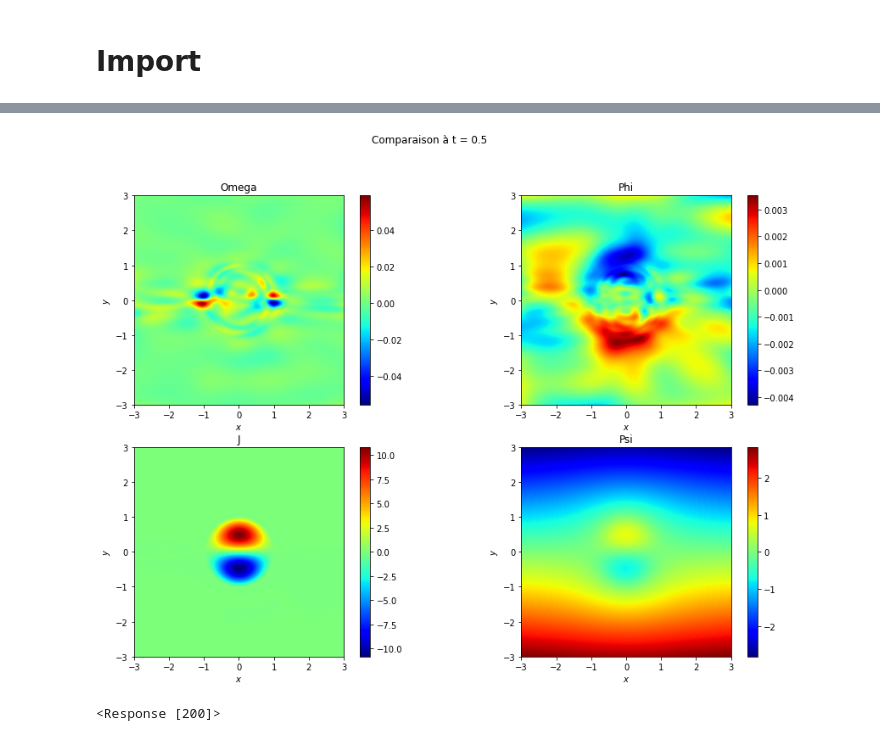
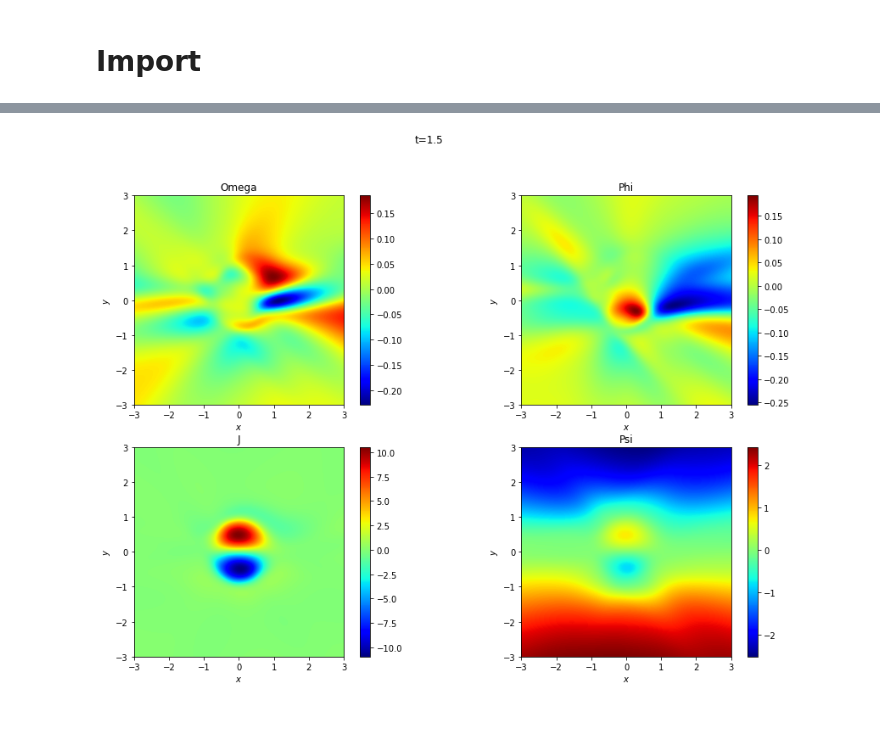
Before and after one commit to VincentItaliano/stage_M2, a Jupyter notebook: MHD/notebooks/MHD.ipynb, the cells around one changed output, grey strips where cells are left out. Drawn from its saved outputs; the diff is of its cells as text; code cells hidden in the pictures.

```diff
--- a/MHD/notebooks/MHD.ipynb
+++ b/MHD/notebooks/MHD.ipynb
@@ -347,16 +57,20 @@ class PINNSolver():
 # %%
-model = PhysicsInformedNN(lb, ub, output_dim=4, num_hidden_layers=8, num_neurons_per_layer=128, activation='tanh')
-solver = PINNSolver(model, batch_size = 5_000)
+model = PhysicsInformedNN(lb, ub, output_dim=4, num_hidden_layers=8, num_neurons_per_layer=256, activation='tanh')
+model.build(input_shape=(None,3))
+
+solver = PINNSolver(model, batch_size = 3_000)
 
 t0 = time()
 try:
-  lr = tf.keras.optimizers.schedules.ExponentialDecay(
-    1e-3,
-    decay_steps=200,
-    decay_rate=0.99,
-    staircase=True)
-  optim = tf.keras.optimizers.Adam(learning_rate=lr)
-  solver.solve_with_TFoptimizer(optim, X_r)
+    lr = tf.keras.optimizers.schedules.ExponentialDecay(
+        1e-3,
+        decay_steps=100,
+        decay_rate=0.97,
+        staircase=True)
+    optim = tf.keras.optimizers.Adam(learning_rate=lr)
+    solver.solve_with_TFoptimizer(optim, X_r, [X_data,X_data], [u_data,u_data])
+    alert(str(solver.best_loss))
+    solver.solve_with_TFoptimizer(optim, X_r, [X_data,X_data], [u_data,u_data])
 except:
   pass
 
@@ -471,6 +159,6 @@ fig.colorbar(img);
 # %%
 N = 500
-t = 0.5
+t = 1.5
 
 # compute solution using PINN
 xspace = np.linspace(-3,3,N)
@@ -500,43 +188,33 @@ axs[0].set_aspect('equal')
 img0 = axs[0].imshow(omega, cmap='jet', origin='lower', extent=[-3,3.,-3.,3.]);
 cbar0 = plt.colorbar(img0, ax=axs[0])
 axs[0].set_title('Omega')
 
 # plot phi
 axs[1].set_xlabel('$x$')
 axs[1].set_ylabel('$y$')
 axs[1].set_aspect('equal')
 img1 = axs[1].imshow(phi, cmap='jet', origin='lower', extent=[-3,3.,-3.,3.]);
 cbar1 = plt.colorbar(img1, ax=axs[1])
 axs[1].set_title('Phi')
 
-# plot J
+# plot J
 axs[2].set_xlabel('$x$')
 axs[2].set_ylabel('$y$')
 axs[2].set_aspect('equal')
 img2 = axs[2].imshow(J, cmap='jet', origin='lower', extent=[-3,3.,-3.,3.]);
 cbar2 = plt.colorbar(img2, ax=axs[2])
 axs[2].set_title('J')
 
 # plot psi
 axs[3].set_xlabel('$x$')
 axs[3].set_ylabel('$y$')
 axs[3].set_aspect('equal')
 img3 = axs[3].imshow(psi, cmap='jet', origin='lower', extent=[-3,3.,-3.,3.]);
 cbar3 = plt.colorbar(img3, ax=axs[3])
 axs[3].set_title('Psi')
 
 #fig.tight_layout()
-plt.suptitle('Comparaison à t = {}'.format(t))
+plt.suptitle('t={}'.format(t))
 plt.show()
 # %% [output]
-[figure, old version]
+[figure, new version]
-# %%
-import requests
-
-bot_token = '5169497350:AAHiAyn6D8q9QDoRzTC8HnQU8kYJ-M6xoDg'
-bot_chatID = '1061558745'
-send_text = 'https://api.telegram.org/bot' + bot_token + '/sendMessage?chat_id=' + bot_chatID + '&parse_mode=Markdown&text=' + 'Les calculs sont finito pipo (MHD)'
-
-requests.get(send_text)
-# %% [output]
-<Response [200]>
```
Also changed, not shown: parts of 22 cells of this notebook, 43 other files.
